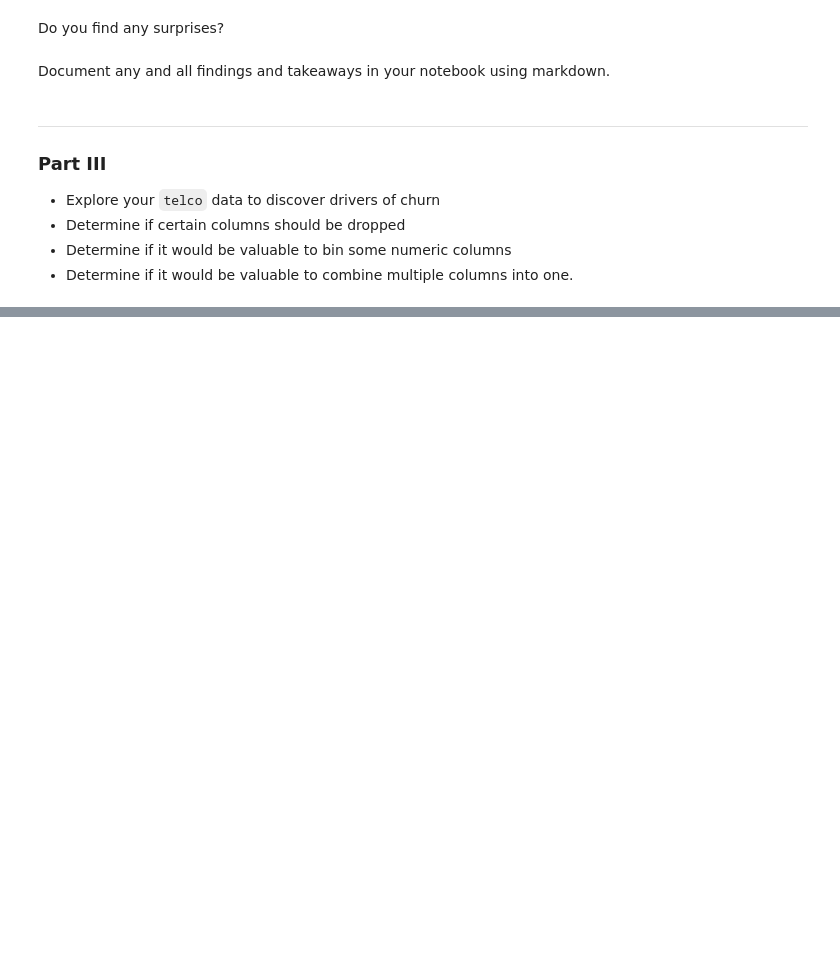
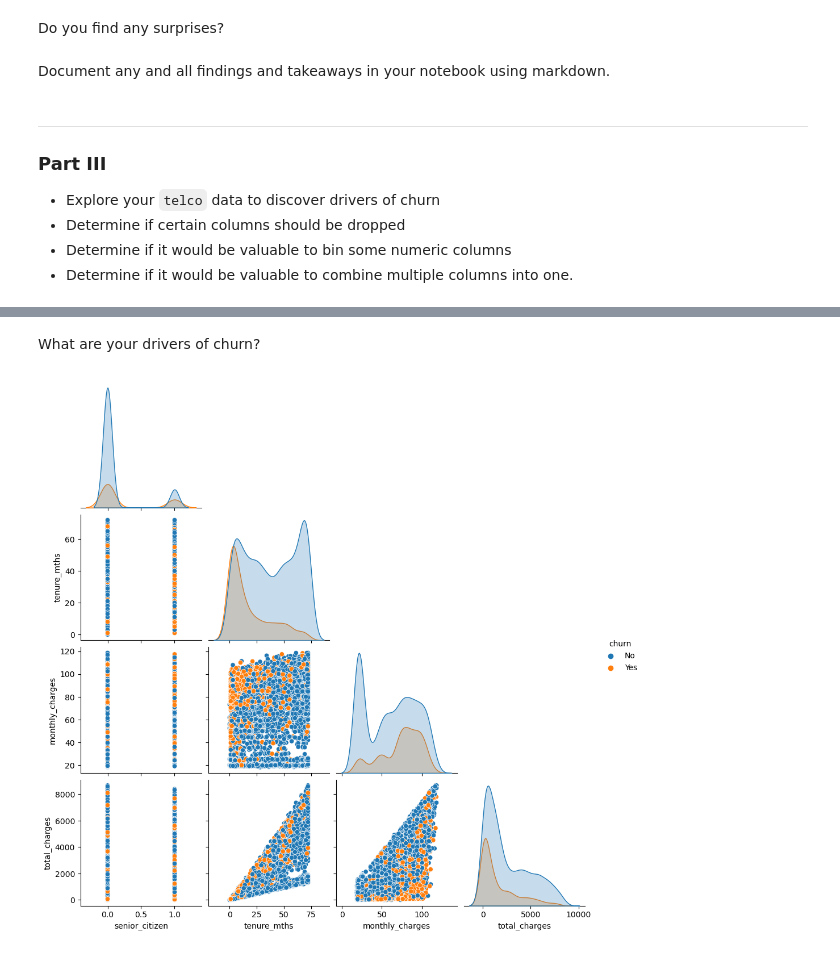
Before and after one commit to Michael-Nelson361/classification-exercises, a Jupyter notebook: explore.ipynb, the cells around one changed output, grey strips where cells are left out. Saved outputs shown, nothing was run; the diff lists cells and outputs as text; code cells hidden in the pictures; blank space fills up the shorter version.

Commit message:
Began work on exploring telco dataset

```diff
--- a/explore.ipynb
+++ b/explore.ipynb
@@ -374,0 +357,3 @@ Document any and all findings and takeaways in your notebook using markdown.
+# %%
+# Import the data
+telco = acquire.get_telco_data()
@@ -374,0 +393,4 @@ Document any and all findings and takeaways in your notebook using markdown.
+# %%
+# Prepare the data
+telco = prepare.prep_telco(telco)
+env.df_info(telco)
@@ -374,0 +415,12 @@ Document any and all findings and takeaways in your notebook using markdown.
+# %%
+# Split the data
+train,validate,test = prepare.split_df(telco,'churn')
+# %% [markdown]
+What are your drivers of churn?
+# %%
+# Use a pairplot to get an arial view of things to explore
+sns.pairplot(data=train,hue='churn',corner=True)
+
+plt.show()
+# %% [output]
+[figure, added]
```
Also changed, not shown: parts of 16 cells of this notebook.
